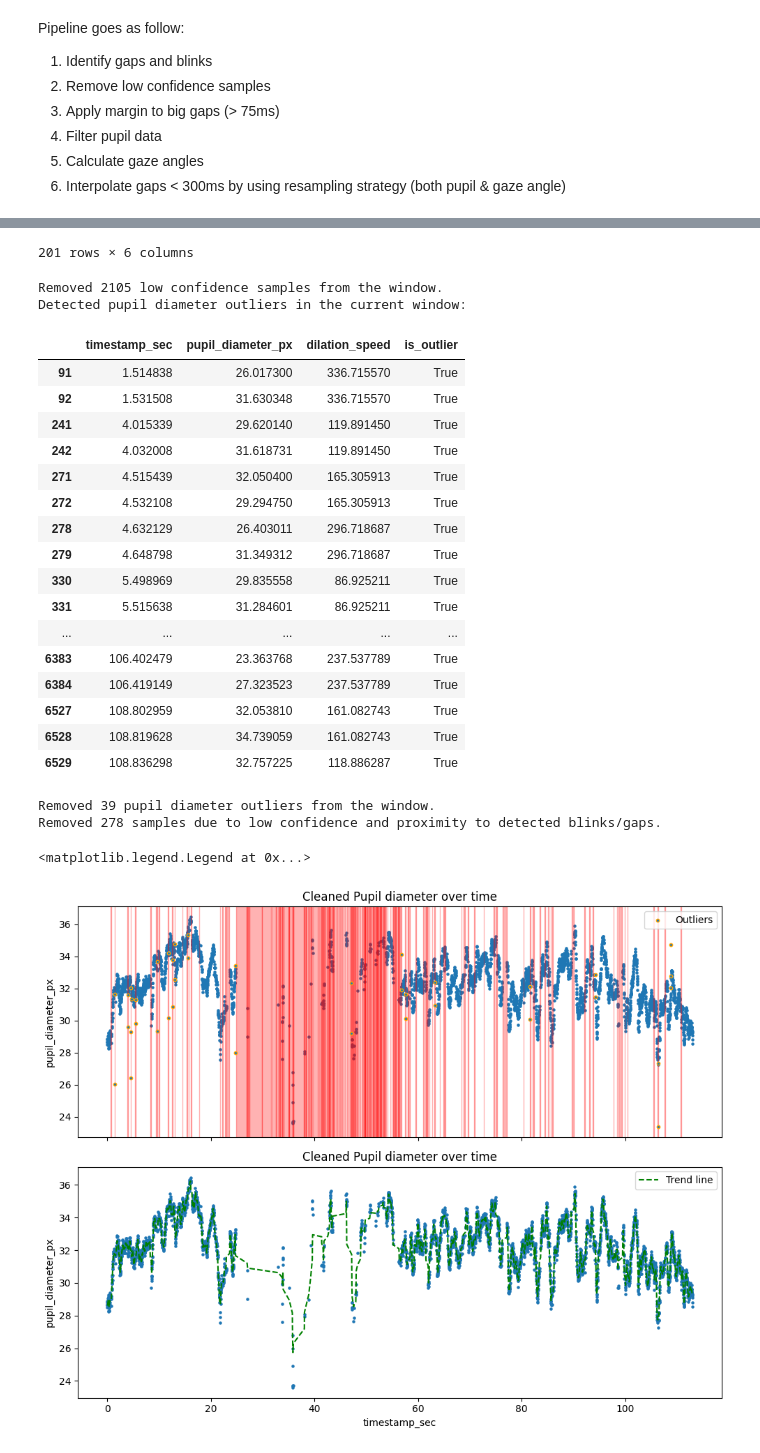
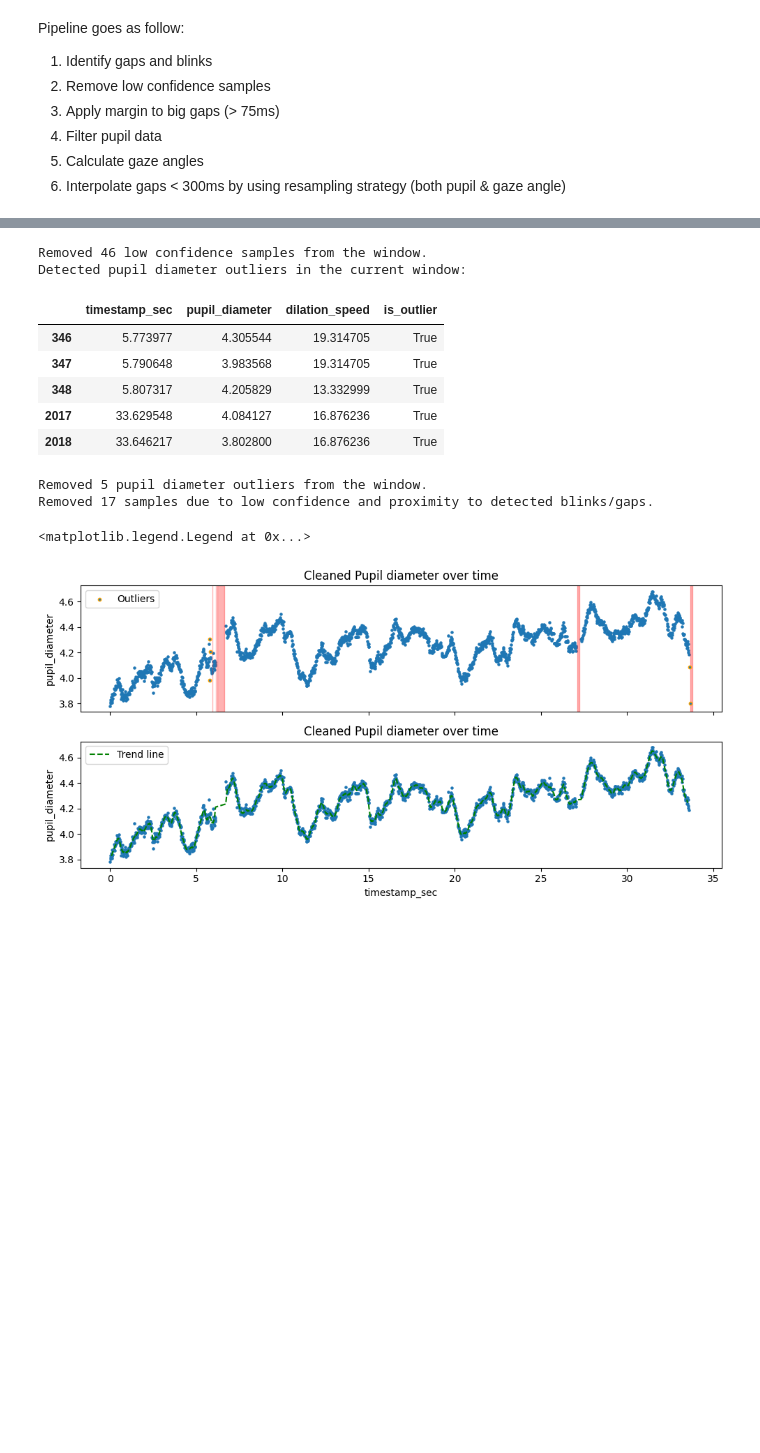
Before and after one commit to Alex0021/user-adaptive-swarm-interfaces, a Jupyter notebook: research/cognitive_load_models/notebooks/02_preprocessing_pipeline.ipynb, the cells around one changed output, grey strips where cells are left out. Saved outputs shown, nothing was run; the diff lists cells and outputs as text; code cells hidden in the pictures; blank space fills up the shorter version.

Commit message:
Added I-DT algo for fixations identification Standardize column names to be used Can also preprocess easily whole tasks

```diff
--- a/research/cognitive_load_models/notebooks/02_preprocessing_pipeline.ipynb
+++ b/research/cognitive_load_models/notebooks/02_preprocessing_pipeline.ipynb
@@ -40,4 +55,5 @@ Loaded eye-tracking data shape: (10312, 12)
 # %%
 # Checking the different cl values for subject id
-display(eye_df[eye_df["subject_id"] == 21].groupby("task_id")["cl_class"].unique())
+eye_df['cl_class'] = eye_df['mean_score'].apply(lambda x: 'low' if x < 29 else ('medium' if x < 50 else 'high'))
+display(eye_df[eye_df["subject_id"] == 1].groupby("task_id")["cl_class"].unique())
 # %% [output]
@@ -84,11 +112,11 @@ ax2 = fig.add_subplot(2, 1, 2)
 colormap = matplotlib.colormaps['viridis']
 ax0.set_xlim(0, 1)
 ax0.set_ylim(0, 1)
-window_df.plot("norm_pos_x", "norm_pos_y", kind='scatter', c='timestamp_sec', colormap=colormap, title="Gaze points in normalized coordinates", ax=ax0)
+window_df.plot("gaze_point_screen_x", "gaze_point_screen_y", kind='scatter', c='timestamp_sec', colormap=colormap, title="Gaze points in normalized coordinates", ax=ax0)
 
 # Plot (best of the 2 eyes) pupil diameter over time
 # Inverse colormap mapping
-window_df.plot("timestamp_sec", "pupil_diameter_px", kind='scatter', title="Pupil diameter over time", ax=ax2, sizes=[5])
+window_df.plot("timestamp_sec", "pupil_diameter", kind='scatter', title="Pupil diameter over time", ax=ax2, sizes=[5])
 
 # Overlay the blinks as vertical zones
 # blink_df['blink_timestamp'] = blink_df['start_timestamp'] - window_df['timestamp_sec'].min() # Align blink timestamps with window timestamps
@@ -99,7 +127,7 @@ window_df.plot("timestamp_sec", "pupil_diameter_px", kind='scatter', title="Pupi
 #     ax2.axvspan(row['timestamp'], row['timestamp'] + row['duration'], color='red', alpha=0.3)
 
 # Show low confidence zones
-window_df['low_confidence'] = window_df['confidence'] < 0.95
+window_df['low_confidence'] = window_df['confidence'] < 0.5
 for _, row in window_df[window_df.low_confidence].iterrows():
     ax2.axvspan(row['timestamp_sec'], row['timestamp_sec'] + 1.0/240, color='orange', alpha=0.3)
 # %% [output]
@@ -120,8 +148,8 @@ reload(cwpupil)
 
 window_df_clean = window_df.copy()
 
-CONFIDENCE_THRESHOLD = 0.95
-MARGINS = 50 / 1000 # 50 ms margins around detected blinks and gaps
+CONFIDENCE_THRESHOLD = 0.5
+MARGINS = 75 / 1000 # 50 ms margins around detected blinks and gaps
 DURATION_THRESHOLD = 75
 
 # Detect gaps and blinks in the current window
@@ -135,9 +163,9 @@ window_df_clean = window_df_clean[window_df_clean["confidence"] >= CONFIDENCE_TH
 print(f"Removed {n_to_remove} low confidence samples from the window.")
 
 # Detect pupil diameter outliers
-outliers_df = cwpupil.detect_outliers(window_df_clean, column="pupil_diameter_px", n_multiplier=10)
+outliers_df = cwpupil.detect_outliers(window_df_clean, column="pupil_diameter", n_multiplier=15)
 print("Detected pupil diameter outliers in the current window:")
-display(outliers_df[["timestamp_sec", "pupil_diameter_px", "dilation_speed", "is_outlier"]])
+display(outliers_df[["timestamp_sec", "pupil_diameter", "dilation_speed", "is_outlier"]])
 window_df_clean = window_df_clean[~window_df_clean["timestamp_sec"].isin(outliers_df["timestamp_sec"])]
 print(f"Removed {outliers_df.shape[0]} pupil diameter outliers from the window.")
 
@@ -154,17 +182,17 @@ size_after = window_df_clean.shape[0]
 print(f"Removed {size_before - size_after} samples due to low confidence and proximity to detected blinks/gaps.")
 
 # Before interpolation, plot the pupil diameter with the detected gaps and blinks
-fig, axs = plt.subplots(2, 1, figsize=(10, 8), tight_layout=True, sharex=True)
-window_df_clean.plot("timestamp_sec", "pupil_diameter_px", kind='scatter', title="Cleaned Pupil diameter over time", ax=axs[0], sizes=[5])
+fig, axs = plt.subplots(2, 1, figsize=(10, 5), tight_layout=True, sharex=True)
+window_df_clean.plot("timestamp_sec", "pupil_diameter", kind='scatter', title="Cleaned Pupil diameter over time", ax=axs[0], sizes=[5])
 for _, row in gaps_df.iterrows():
     axs[0].axvspan(row['start_timestamp'], row['stop_timestamp'], color='red', alpha=0.3)
-outliers_df.plot("timestamp_sec", "pupil_diameter_px", kind='scatter', ax=axs[0], sizes=[10], label="Outliers", edgecolors='orange')
+outliers_df.plot("timestamp_sec", "pupil_diameter", kind='scatter', ax=axs[0], sizes=[10], label="Outliers", edgecolors='orange')
 axs[0].legend()
 
 # Plot pupil diameter without outliers
-window_df_clean.plot("timestamp_sec", "pupil_diameter_px", kind='scatter', title="Cleaned Pupil diameter over time", ax=axs[1], sizes=[5])
+window_df_clean.plot("timestamp_sec", "pupil_diameter", kind='scatter', title="Cleaned Pupil diameter over time", ax=axs[1], sizes=[5])
 # Show a trend line to see the overall trend of the pupil diameter (using window convolution)
-trend_line = np.convolve(window_df_clean["pupil_diameter_px"], np.ones(10)/10, mode='valid')
+trend_line = np.convolve(window_df_clean["pupil_diameter"], np.ones(10)/10, mode='valid')
 axs[1].plot(window_df_clean["timestamp_sec"][5:-4], trend_line[:len(window_df_clean)], color='green', label="Trend line", linestyle='--')
 axs[1].legend()
 # %% [output]
@@ -184,27 +206,15 @@ Detected gaps and blinks in the current window:
-201 rows × 6 columns
+Removed 46 low confidence samples from the window.
+Detected pupil diameter outliers in the current window:
+|  | timestamp_sec | pupil_diameter | dilation_speed | is_outlier |
+| 346 | 5.773977 | 4.305544 | 19.314705 | True |
+| 347 | 5.790648 | 3.983568 | 19.314705 | True |
+| 348 | 5.807317 | 4.205829 | 13.332999 | True |
+| 2017 | 33.629548 | 4.084127 | 16.876236 | True |
+| 2018 | 33.646217 | 3.802800 | 16.876236 | True |
-Removed 2105 low confidence samples from the window.
-Detected pupil diameter outliers in the current window:
+Removed 5 pupil diameter outliers from the window.
+Removed 17 samples due to low confidence and proximity to detected blinks/gaps.
-|  | timestamp_sec | pupil_diameter_px | dilation_speed | is_outlier |
-| 91 | 1.514838 | 26.017300 | 336.715570 | True |
-| 92 | 1.531508 | 31.630348 | 336.715570 | True |
-| 241 | 4.015339 | 29.620140 | 119.891450 | True |
-| 242 | 4.032008 | 31.618731 | 119.891450 | True |
-| 271 | 4.515439 | 32.050400 | 165.305913 | True |
-| 272 | 4.532108 | 29.294750 | 165.305913 | True |
-| 278 | 4.632129 | 26.403011 | 296.718687 | True |
-| 279 | 4.648798 | 31.349312 | 296.718687 | True |
-| 330 | 5.498969 | 29.835558 | 86.925211 | True |
-| 331 | 5.515638 | 31.284601 | 86.925211 | True |
-| ... | ... | ... | ... | ... |
-| 6383 | 106.402479 | 23.363768 | 237.537789 | True |
-| 6384 | 106.419149 | 27.323523 | 237.537789 | True |
-| 6527 | 108.802959 | 32.053810 | 161.082743 | True |
-| 6528 | 108.819628 | 34.739059 | 161.082743 | True |
-| 6529 | 108.836298 | 32.757225 | 118.886287 | True |
-Removed 39 pupil diameter outliers from the window.
-Removed 278 samples due to low confidence and proximity to detected blinks/gaps.
+<matplotlib.legend.Legend at 0x...>
-<matplotlib.legend.Legend at 0x...>
-[figure, old version]
+[figure, new version]
 # %%
 reload(cwi)
 # Calculate gaze angles
```
Also changed, not shown: parts of 12 cells of this notebook, 6 other files.
